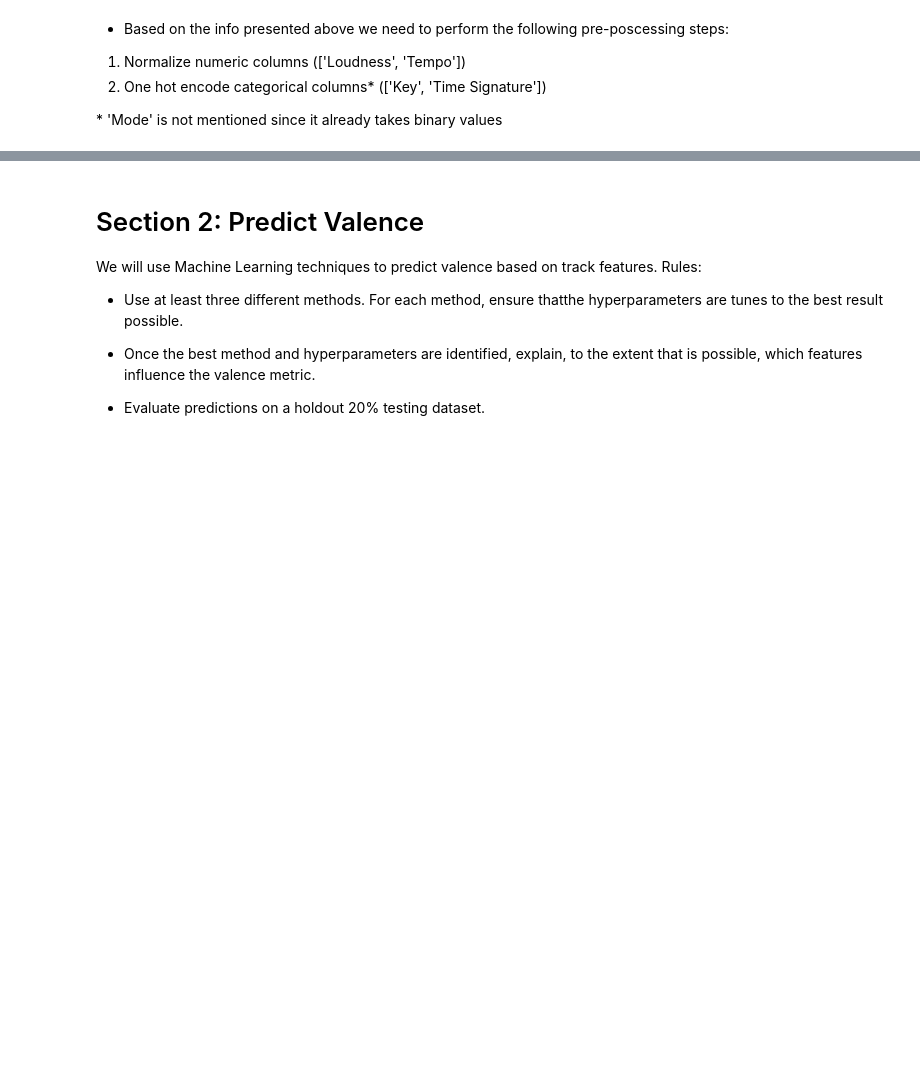
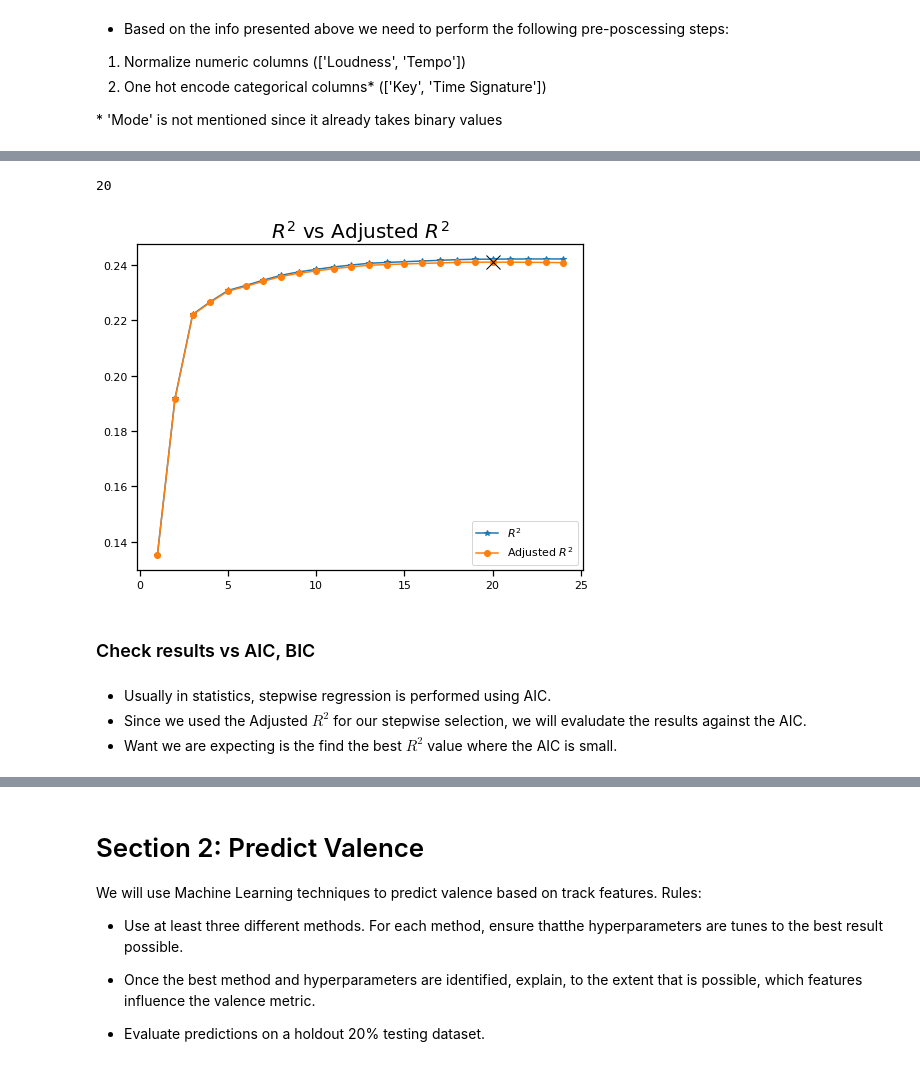
Before and after one commit to geo-chalk/spotify_valence, a Jupyter notebook: spotify_valence.ipynb, the cells around one changed output, grey strips where cells are left out. Saved outputs shown, nothing was run; the diff lists cells and outputs as text; code cells hidden in the pictures; blank space fills up the shorter version.

```diff
--- a/spotify_valence.ipynb
+++ b/spotify_valence.ipynb
@@ -480,0 +811,3 @@ Warnings:
+# %%
+best_model_bw, best_models_bw = backward_stepwise_selection(df_dummy, 'valence')
+print('Best overall model:', len(best_model_bw.model.exog_names), best_model_bw.model.exog_names)
@@ -480,0 +852,11 @@ Warnings:
+# %%
+plot_model_selection(best_models_bw, best_model_bw, reverse=True)
+# %% [output]
+20
+[figure, added]
+# %% [markdown]
+### Check results vs AIC, BIC
+# %% [markdown]
+* Usually in statistics, stepwise regression is performed using AIC.
+* Since we used the Adjusted $R^2$ for our stepwise selection, we will evaludate the results against the AIC.
+* Want we are expecting is the find the best $R^2$ value where the AIC is small.
```
Also changed, not shown: parts of 58 cells of this notebook, 1 other file.
